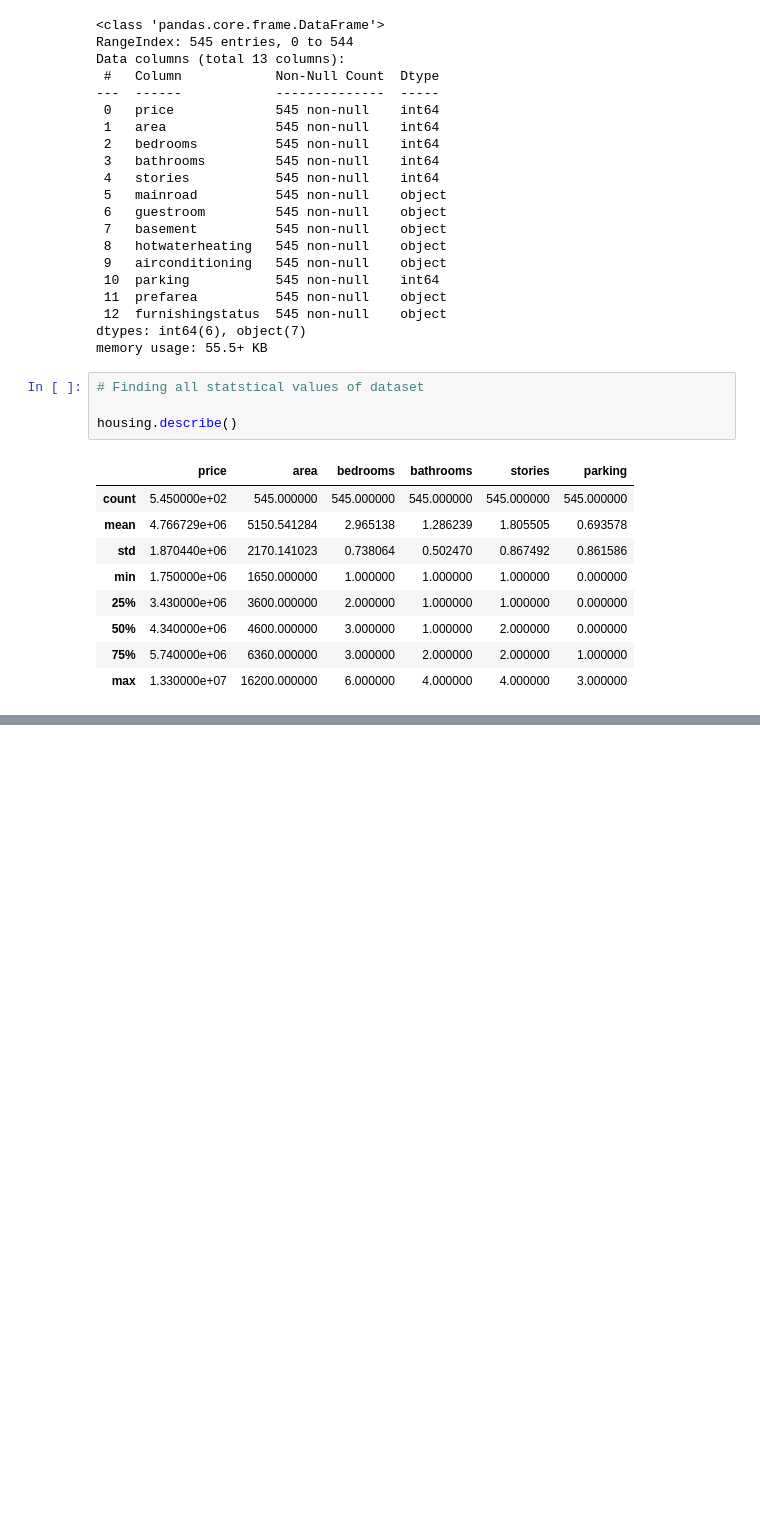
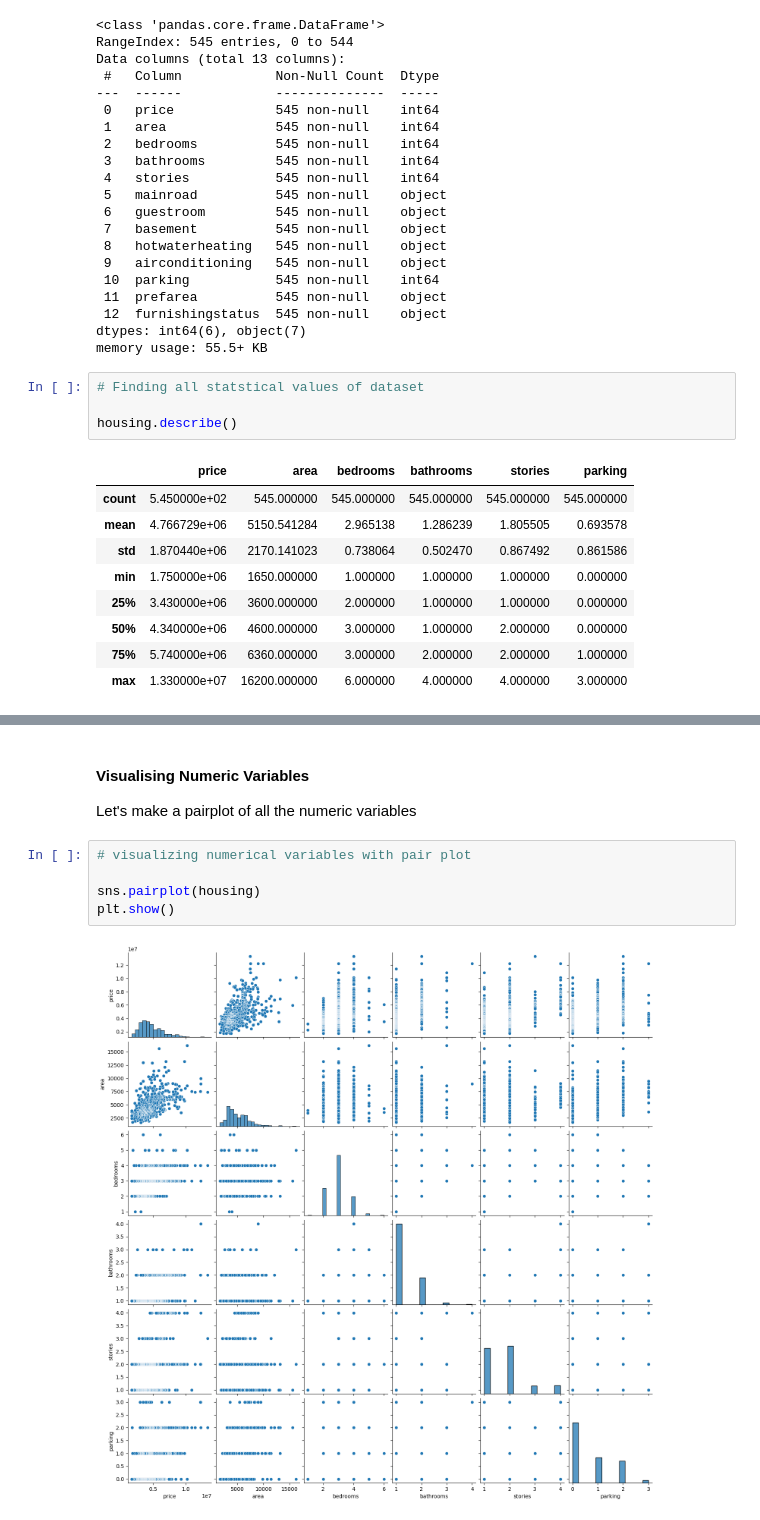
Before and after one commit to DhruvDA/Multiple_linear_regression, a Jupyter notebook: Jupyter_notebooks/Housing_case_study.ipynb, the cells around one changed output, grey strips where cells are left out. Cells and saved outputs as stored; diff of their text form; blank space fills up the shorter version.

Commit message:
Visualizing data step completed

```diff
--- a/Jupyter_notebooks/Housing_case_study.ipynb
+++ b/Jupyter_notebooks/Housing_case_study.ipynb
@@ -97,0 +106,11 @@ housing.describe()
+# %% [markdown]
+#### Visualising Numeric Variables
+
+Let's make a pairplot of all the numeric variables
+# %%
+# visualizing numerical variables with pair plot
+
+sns.pairplot(housing)
+plt.show()
+# %% [output]
+[figure, added]
```
Also changed, not shown: parts of 5 cells of this notebook.
